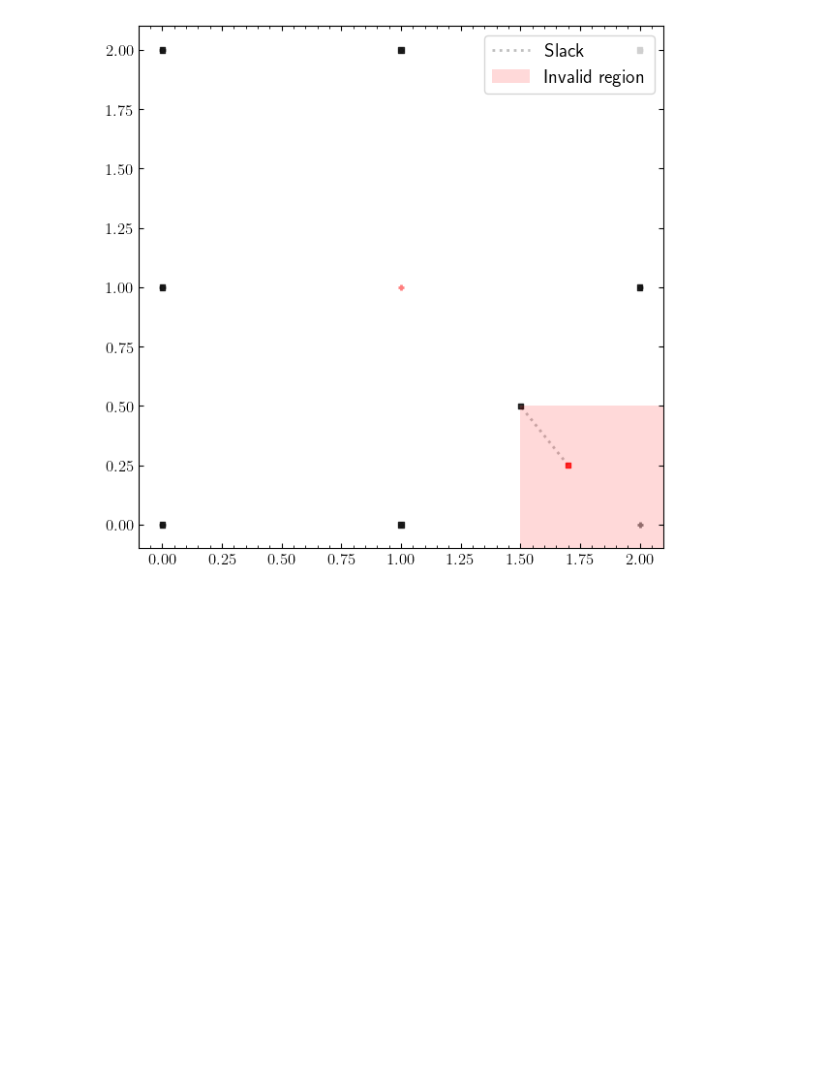
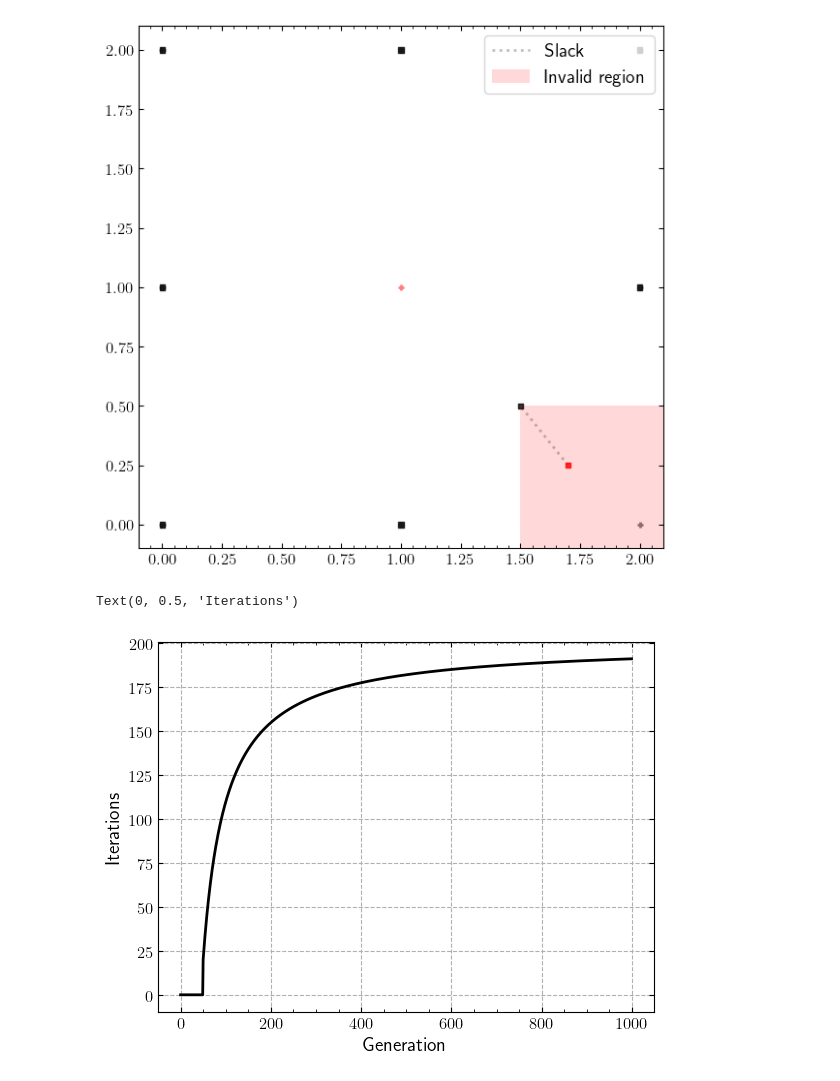
Before and after one commit to joasiee/elastix, a Jupyter notebook: experiments/notebooks/plots.ipynb, the cells around one changed output. Saved outputs shown, nothing was run; the diff lists cells and outputs as text; code cells hidden in the pictures; blank space fills up the shorter version.

```diff
--- a/experiments/notebooks/plots.ipynb
+++ b/experiments/notebooks/plots.ipynb
@@ -158,3 +158,27 @@ plt.legend(loc="upper right", prop={'size': 14})
 plt.savefig("example_diagonal.pdf")
 # %% [output]
 [figure]
+# %%
+def log_schedule(x):
+    its_offset = 50.0
+
+    if x < its_offset:
+        return 0
+
+    max_its = 200.0
+    min_its_delta = 180.0
+
+    alpha_x = 0.05 * (x - its_offset)
+    denom = 1.0 - alpha_x / np.log(0.08)
+
+    return max_its - min_its_delta / denom
+
+xs = np.arange(0, 1000)
+ys = np.array([log_schedule(x) for x in xs])
+
+plt.plot(xs, ys, c='black')
+plt.xlabel("Generation")
+plt.ylabel("Iterations")
+# %% [output]
+Text(0, 0.5, 'Iterations')
+[figure, added]
```
Also changed, not shown: parts of 1 cell of this notebook, 4 other files.
